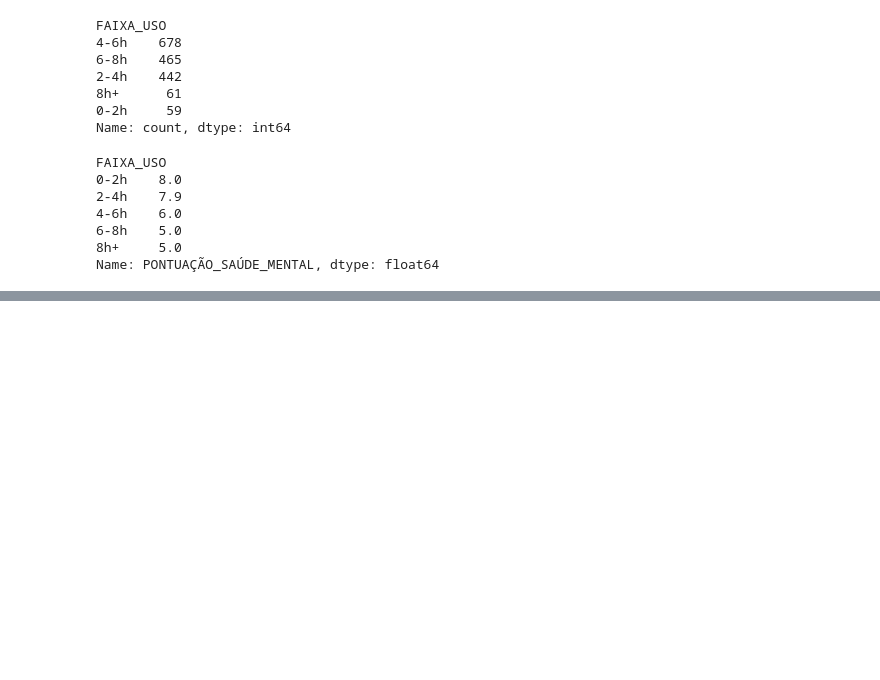
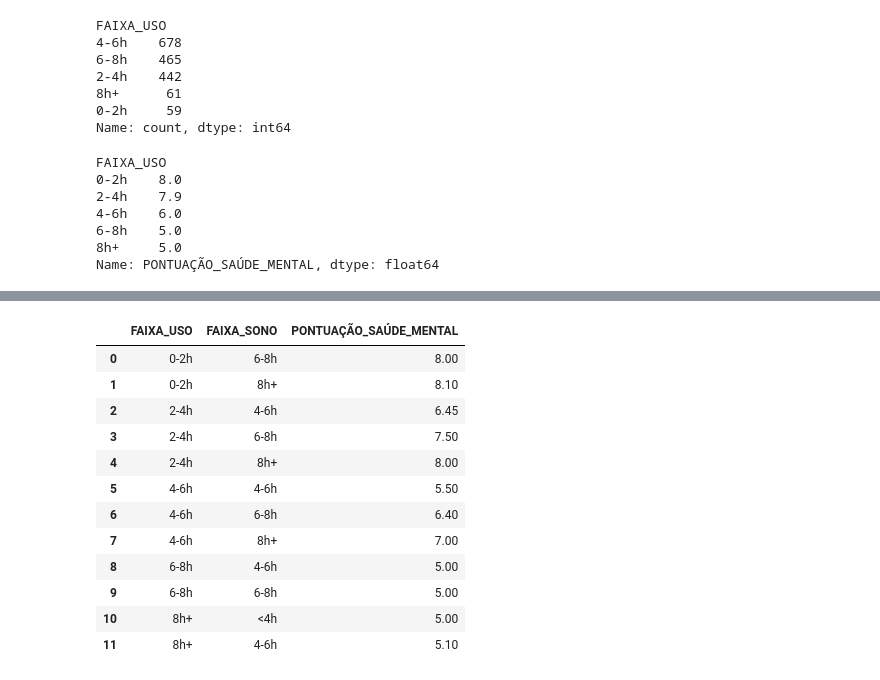
Before and after one commit to Jonasjkb/analise-dados-mental-health, a Jupyter notebook: notebooks/exploracao.ipynb, the cells around one changed output, grey strips where cells are left out. Drawn from its saved outputs; the diff is of its cells as text; code cells hidden in the pictures; blank space fills up the shorter version.

```diff
--- a/notebooks/exploracao.ipynb
+++ b/notebooks/exploracao.ipynb
@@ -514,0 +517,7 @@ fig.show()
+# %%
+bins = [0, 4, 6, 8, 10]
+labels = ["<4h", "4-6h", "6-8h", "8h+"]
+
+df["FAIXA_SONO"] = pd.cut(df["HORAS_SONO_POR_NOITE"], bins=bins, labels=labels)
+
+df.groupby("FAIXA_SONO")["PONTUAÇÃO_SAÚDE_MENTAL"].median()
@@ -514,0 +569,20 @@ fig.show()
+# %%
+df_uso_sono_saude = df.groupby(
+    ["FAIXA_USO", "FAIXA_SONO"]
+)["PONTUAÇÃO_SAÚDE_MENTAL"].median().reset_index()
+
+df_uso_sono_saude
+# %% [output]
+|  | FAIXA_USO | FAIXA_SONO | PONTUAÇÃO_SAÚDE_MENTAL |
+| 0 | 0-2h | 6-8h | 8.00 |
+| 1 | 0-2h | 8h+ | 8.10 |
+| 2 | 2-4h | 4-6h | 6.45 |
+| 3 | 2-4h | 6-8h | 7.50 |
+| 4 | 2-4h | 8h+ | 8.00 |
+| 5 | 4-6h | 4-6h | 5.50 |
+| 6 | 4-6h | 6-8h | 6.40 |
+| 7 | 4-6h | 8h+ | 7.00 |
+| 8 | 6-8h | 4-6h | 5.00 |
+| 9 | 6-8h | 6-8h | 5.00 |
+| 10 | 8h+ | <4h | 5.00 |
+| 11 | 8h+ | 4-6h | 5.10 |
```
Also changed, not shown: parts of 5 cells of this notebook.
